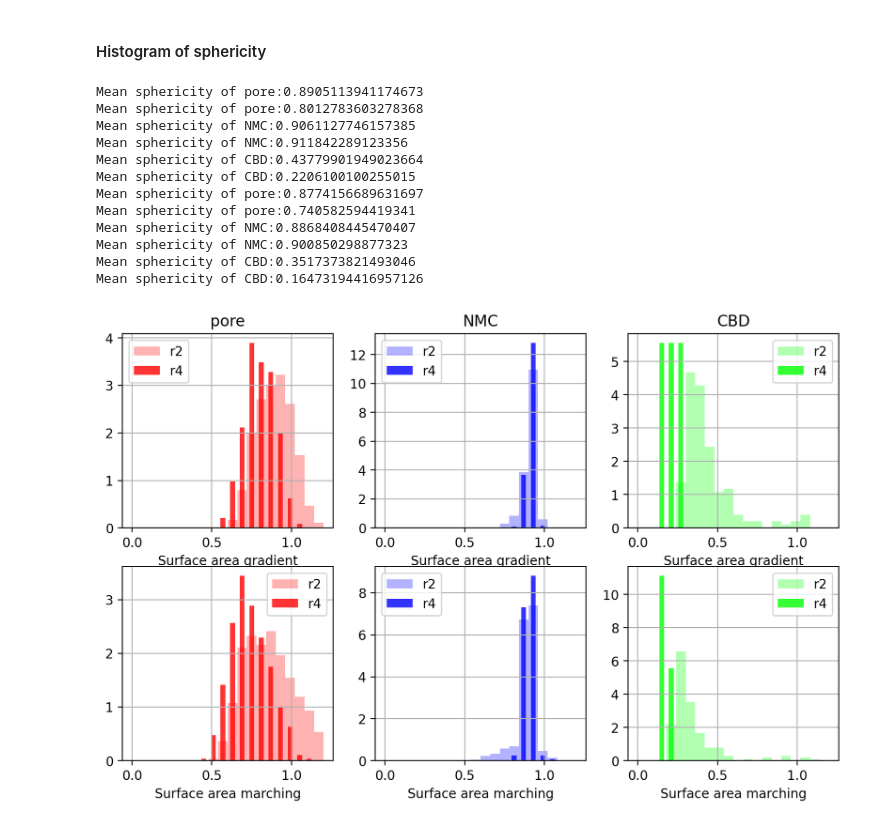
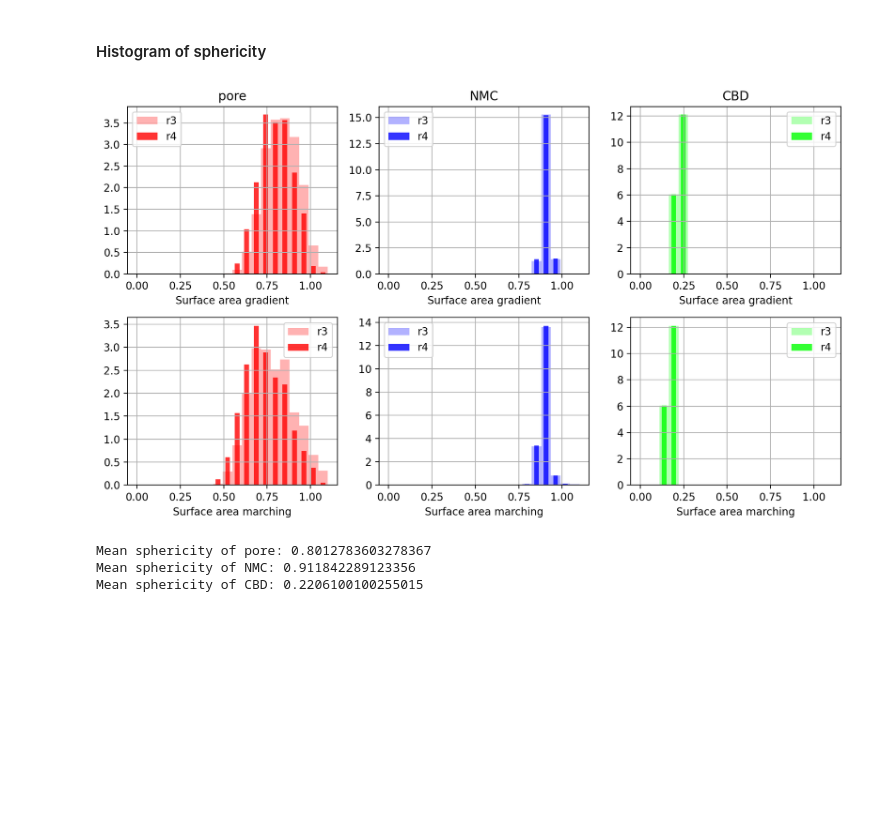
Before and after one commit to daubners/micro-characterization, a Jupyter notebook: 03-battery-microstructures.ipynb, the cells around one changed output. Drawn from its saved outputs; the diff is of its cells as text; code cells hidden in the pictures; blank space fills up the shorter version.

```diff
--- a/03-battery-microstructures.ipynb
+++ b/03-battery-microstructures.ipynb
@@ -274,4 +293,0 @@ plt.show()
-# %%
-for key, value in labels.items():
-    name = 'volumes_hist_'+key+'.txt'
-    data.export_histogram(radii_r4[key], bins=20, density=True, range=(0,25), filename=name)
@@ -277,0 +296,7 @@ for key, value in labels.items():
+# %%
+for key, value in labels.items():
+    print("Mean of radii distribution of "+key+f" is {np.mean(radii_r4[key])}.")
+
+for key, value in labels.items():
+    name = 'volumes_hist_'+key+'.txt'
+    data.export_histogram(radii_r4[key], bins=bins, density=True, range=(0,range), filename=name)
@@ -282,24 +311,26 @@ colors = ['red', 'blue', 'lime', 'red', 'blue', 'lime']
 
 fig, ((ax0, ax1, ax2), (ax3, ax4, ax5)) = plt.subplots(nrows=2, ncols=3, figsize=(10, 6), dpi=200)
 axes = [ax0, ax1, ax2, ax3, ax4, ax5]
-range = 1e-3
+range = 11e-4
 i = 0
 for key, value in labels.items():
-    axes[i].hist(surf_gradient_r2[key], bins=20, density=True, range=(0,range), alpha=0.3, label='r2', color=colors[i])
+    axes[i].hist(surf_gradient_r3[key], bins=20, density=True, range=(0,range), alpha=0.3, label='r3', color=colors[i])
     axes[i].hist(surf_gradient_r4[key], bins=20, rwidth=0.5, density=True, range=(0,range), alpha=0.8, label='r4', color=colors[i])
     axes[i].set_title(key)
     axes[i].set_xlabel('Surface area gradient')
+    axes[i].ticklabel_format(style='sci', axis='x', scilimits=(-3, 3))
     axes[i].legend()
     axes[i].grid()
     i = i + 1
 
 for key, value in labels.items():
-    axes[i].hist(surf_marching_r2[key], bins=20, density=True, range=(0,range), alpha=0.3, label='r2', color=colors[i])
+    axes[i].hist(surf_marching_r3[key], bins=20, density=True, range=(0,range), alpha=0.3, label='r3', color=colors[i])
     axes[i].hist(surf_marching_r4[key], bins=20, rwidth=0.5, density=True, range=(0,range), alpha=0.8, label='r4', color=colors[i])
     axes[i].set_xlabel('Surface area marching')
+    axes[i].ticklabel_format(style='sci', axis='x', scilimits=(-3, 3))
     axes[i].legend()
     axes[i].grid()
     i = i + 1
-
+plt.tight_layout()
 plt.show()
 # %% [output]
@@ -309,41 +340,37 @@ plt.show()
 # %%
 fig, ((ax0, ax1, ax2), (ax3, ax4, ax5)) = plt.subplots(nrows=2, ncols=3, figsize=(10, 6), dpi=200)
 axes = [ax0, ax1, ax2, ax3, ax4, ax5]
-range = 1.2
+range = 1.1
+bins = 20
 i = 0
 for key, value in labels.items():
-    axes[i].hist((4*np.pi*radii_r2[key]**2)/(surf_gradient_r2[key]*box_volume), bins=20, density=True, range=(0,range), alpha=0.3, label='r2', color=colors[i])
-    axes[i].hist((4*np.pi*radii_r4[key]**2)/(surf_gradient_r4[key]*box_volume), bins=20, rwidth=0.5, density=True, range=(0,range), alpha=0.8, label='r4', color=colors[i])
+    axes[i].hist((4*np.pi*radii_r3[key]**2)/(surf_gradient_r3[key]*box_volume), bins=bins, density=True, range=(0,range), alpha=0.3, label='r3', color=colors[i])
+    axes[i].hist((4*np.pi*radii_r4[key]**2)/(surf_gradient_r4[key]*box_volume), bins=bins, rwidth=0.5, density=True, range=(0,range), alpha=0.8, label='r4', color=colors[i])
     axes[i].set_title(key)
     axes[i].set_xlabel('Surface area gradient')
     axes[i].legend()
     axes[i].grid()
-    print('Mean sphericity of '+key+f':{np.mean((4*np.pi*radii_r2[key]**2)/(surf_gradient_r2[key]*box_volume))}')
-    print('Mean sphericity of '+key+f':{np.mean((4*np.pi*radii_r4[key]**2)/(surf_gradient_r4[key]*box_volume))}')
     i = i + 1
 
 for key, value in labels.items():
-    axes[i].hist((4*np.pi*radii_r2[key]**2)/(surf_marching_r2[key]*box_volume), bins=20, density=True, range=(0,range), alpha=0.3, label='r2', color=colors[i])
-    axes[i].hist((4*np.pi*radii_r4[key]**2)/(surf_marching_r4[key]*box_volume), bins=20, rwidth=0.5, density=True, range=(0,range), alpha=0.8, label='r4', color=colors[i])
+    axes[i].hist((4*np.pi*radii_r3[key]**2)/(surf_marching_r3[key]*box_volume), bins=bins, density=True, range=(0,range), alpha=0.3, label='r3', color=colors[i])
+    axes[i].hist((4*np.pi*radii_r4[key]**2)/(surf_marching_r4[key]*box_volume), bins=bins, rwidth=0.5, density=True, range=(0,range), alpha=0.8, label='r4', color=colors[i])
     axes[i].set_xlabel('Surface area marching')
     axes[i].legend()
     axes[i].grid()
-    print('Mean sphericity of '+key+f':{np.mean((4*np.pi*radii_r2[key]**2)/(surf_marching_r2[key]*box_volume))}')
-    print('Mean sphericity of '+key+f':{np.mean((4*np.pi*radii_r4[key]**2)/(surf_marching_r4[key]*box_volume))}')
     i = i + 1
-
+plt.tight_layout()
 plt.show()
 # %% [output]
-Mean sphericity of pore:0.8905113941174673
-Mean sphericity of pore:0.8012783603278368
-Mean sphericity of NMC:0.9061127746157385
-Mean sphericity of NMC:0.911842289123356
-Mean sphericity of CBD:0.43779901949023664
-Mean sphericity of CBD:0.2206100100255015
-Mean sphericity of pore:0.8774156689631697
-Mean sphericity of pore:0.740582594419341
-Mean sphericity of NMC:0.8868408445470407
-Mean sphericity of NMC:0.900850298877323
-Mean sphericity of CBD:0.3517373821493046
-Mean sphericity of CBD:0.16473194416957126
-[figure, old version]
+[figure, new version]
+# %%
+for key, value in labels.items():
+    print('Mean sphericity of '+key+f': {np.mean((4*np.pi*radii_r4[key]**2)/(surf_gradient_r4[key]*box_volume))}')
+
+for key, value in labels.items():
+    name = 'sphericity_hist_'+key+'.txt'
+    data.export_histogram((4*np.pi*radii_r4[key]**2)/(surf_gradient_r4[key]*box_volume), bins=bins, density=True, range=(0,range), filename=name)
+# %% [output]
+Mean sphericity of pore: 0.8012783603278367
+Mean sphericity of NMC: 0.911842289123356
+Mean sphericity of CBD: 0.2206100100255015
```
Also changed, not shown: parts of 8 cells of this notebook, 1 other file.
